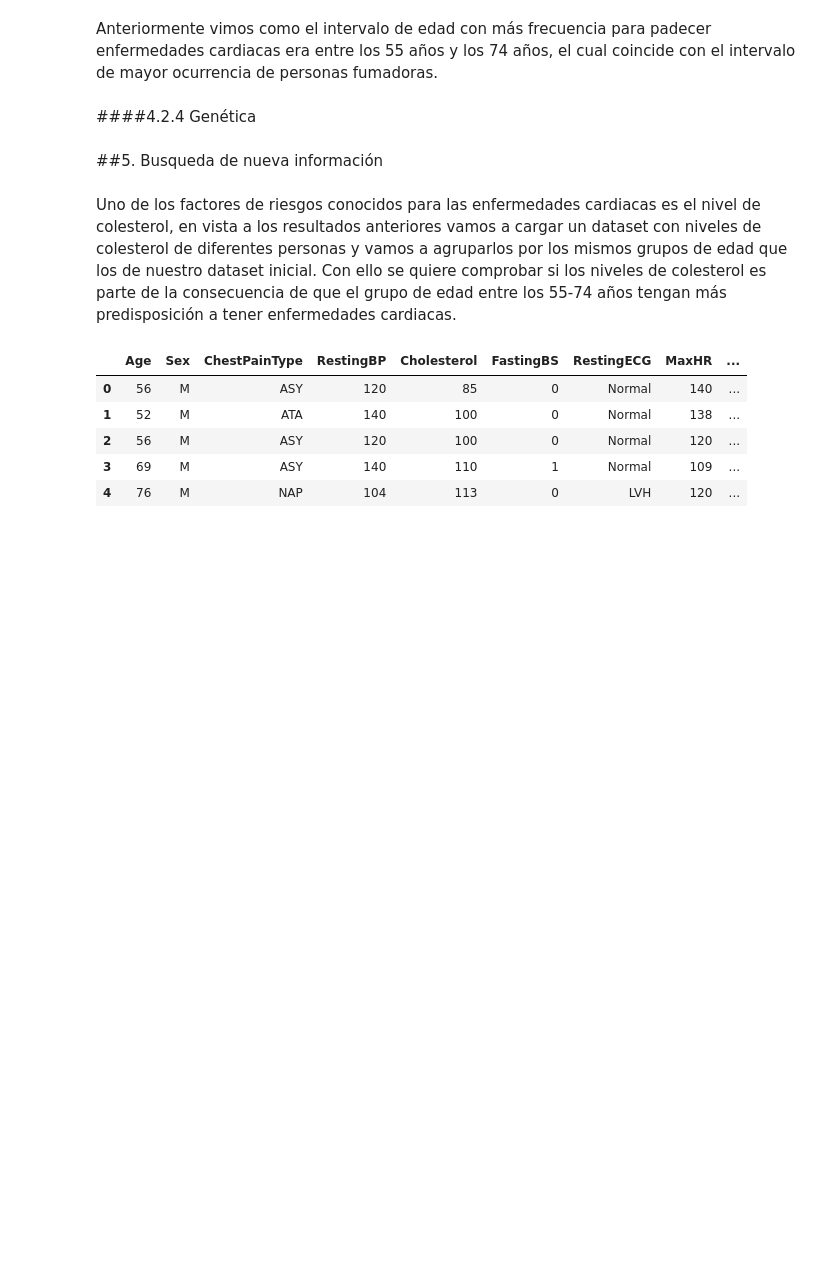
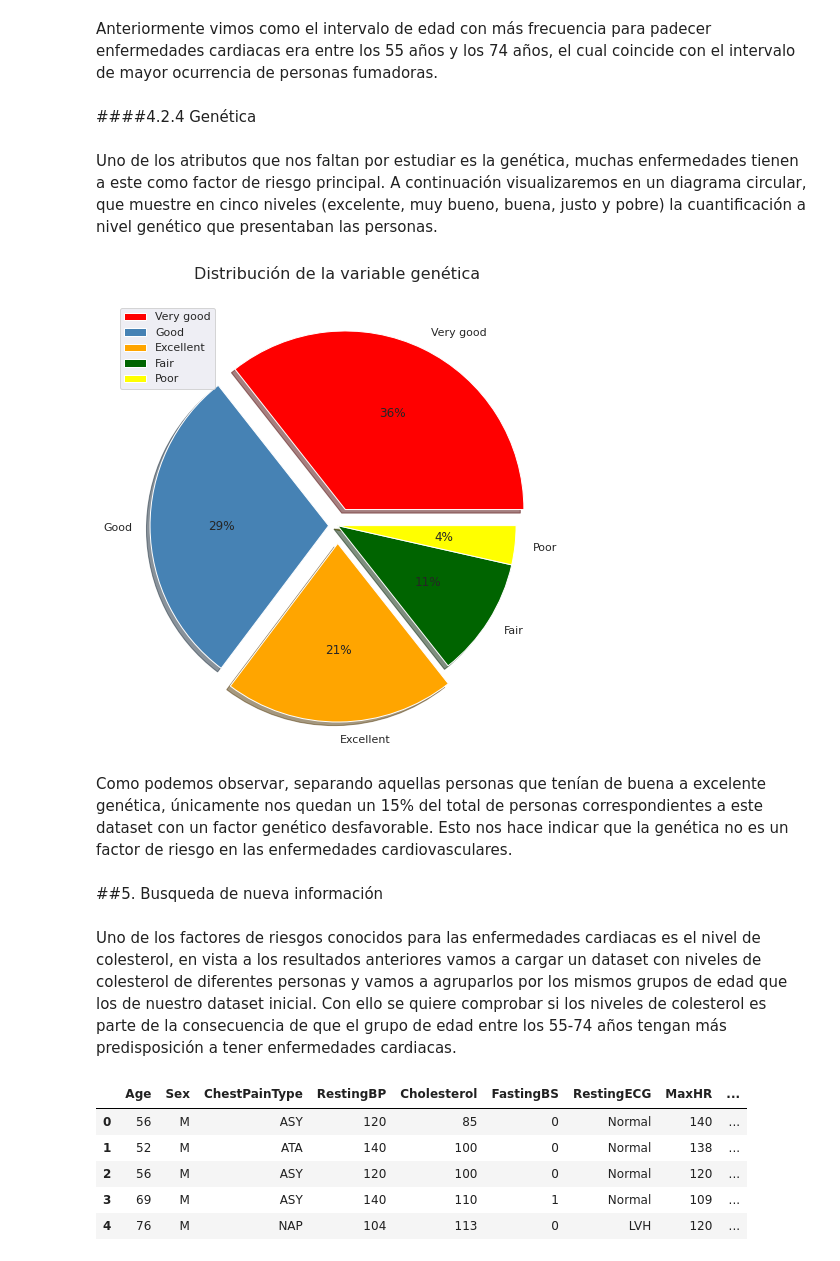
Before and after one commit to mariachurches/PythonIA, a Jupyter notebook: PracticaFinal/01MIAR_ACT_Final.ipynb, the cells around one changed output. Drawn from its saved outputs; the diff is of its cells as text; code cells hidden in the pictures; blank space fills up the shorter version.

```diff
--- a/PracticaFinal/01MIAR_ACT_Final.ipynb
+++ b/PracticaFinal/01MIAR_ACT_Final.ipynb
@@ -271,6 +271,19 @@ pd.crosstab(index=data_heart['Smoking'], columns=data_heart['AgeCategory'], marg
 Anteriormente vimos como el intervalo de edad con más frecuencia para padecer enfermedades cardiacas era entre los 55 años y los 74 años, el cual coincide con el intervalo de mayor ocurrencia de personas fumadoras.
 # %% [markdown]
 ####4.2.4 Genética
+# %% [markdown]
+Uno de los atributos que nos faltan por estudiar es la genética, muchas enfermedades tienen a este como factor de riesgo principal. A continuación visualizaremos en un diagrama circular, que muestre en cinco niveles (excelente, muy bueno, buena, justo y pobre) la cuantificación a nivel genético que presentaban las personas.
+# %%
+data=data_heart["GenHealth"].value_counts()
+data.plot(y="GenHealth", kind='pie', colors = ['red', 'steelblue',  'orange' , 'darkgreen', 'yellow'], autopct='%1.0f%%', shadow=True, explode=(0.1, 0.05, 0.1, 0, 0))
+plt.legend(data.index, loc='upper left')
+plt.ylabel("")
+plt.title("Distribución de la variable genética\n", fontsize=16 )
+plt.show()
+# %% [output]
+[figure, added]
+# %% [markdown]
+Como podemos observar, separando aquellas personas que tenían de buena a excelente genética, únicamente nos quedan un 15% del total de personas correspondientes a este dataset con un factor genético desfavorable. Esto nos hace indicar que la genética no es un factor de riesgo en las enfermedades cardiovasculares.
 # %% [markdown]
 ##5. Busqueda de nueva información
 # %% [markdown]
```
Also changed, not shown: parts of 12 cells of this notebook.
